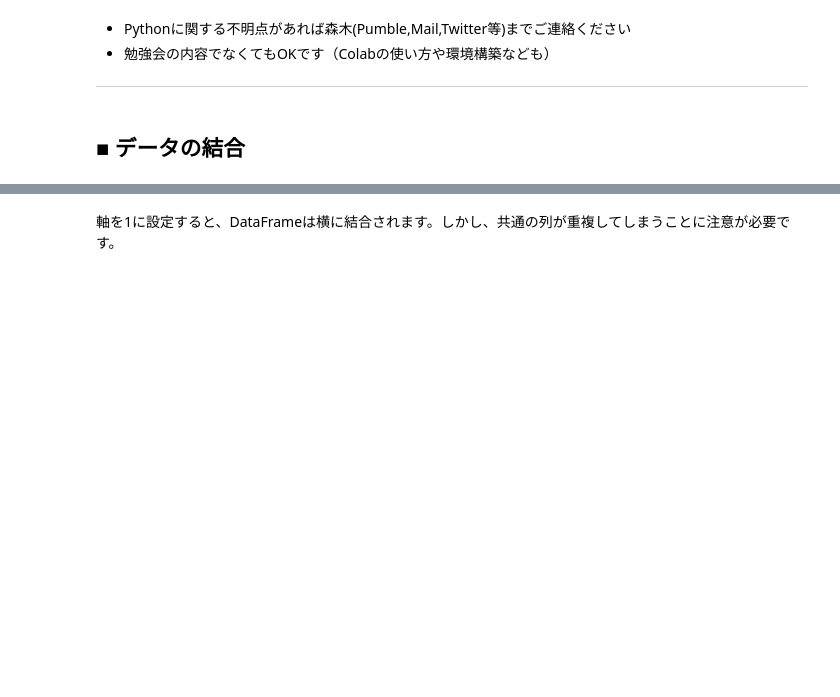
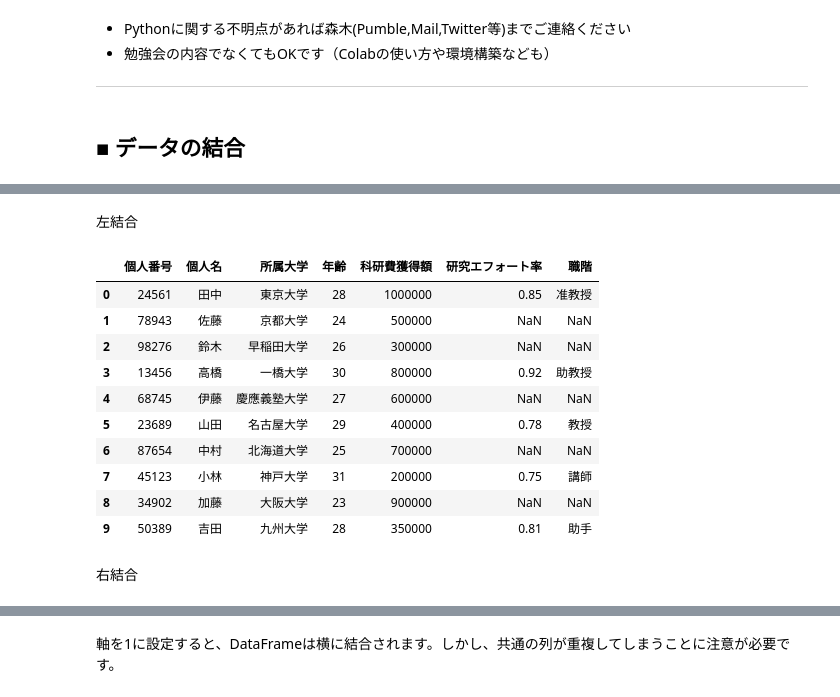
Before and after one commit to gmoriki/C4RA-Python-Tutorials, a Jupyter notebook: 0623/0623_Tutorial.ipynb, the cells around one changed output, grey strips where cells are left out. Cells and saved outputs as stored; diff of their text form; code cells hidden in the pictures; blank space fills up the shorter version.

```diff
--- a/0623/0623_Tutorial.ipynb
+++ b/0623/0623_Tutorial.ipynb
@@ -48,0 +119,19 @@ df2 = pd.DataFrame({
+# %% [markdown]
+左結合
+# %%
+df_left = pd.merge(df_personal, df_research, on='個人番号', how='left')
+df_left
+# %% [output]
+|  | 個人番号 | 個人名 | 所属大学 | 年齢 | 科研費獲得額 | 研究エフォート率 | 職階 |
+| 0 | 24561 | 田中 | 東京大学 | 28 | 1000000 | 0.85 | 准教授 |
+| 1 | 78943 | 佐藤 | 京都大学 | 24 | 500000 | NaN | NaN |
+| 2 | 98276 | 鈴木 | 早稲田大学 | 26 | 300000 | NaN | NaN |
+| 3 | 13456 | 高橋 | 一橋大学 | 30 | 800000 | 0.92 | 助教授 |
+| 4 | 68745 | 伊藤 | 慶應義塾大学 | 27 | 600000 | NaN | NaN |
+| 5 | 23689 | 山田 | 名古屋大学 | 29 | 400000 | 0.78 | 教授 |
+| 6 | 87654 | 中村 | 北海道大学 | 25 | 700000 | NaN | NaN |
+| 7 | 45123 | 小林 | 神戸大学 | 31 | 200000 | 0.75 | 講師 |
+| 8 | 34902 | 加藤 | 大阪大学 | 23 | 900000 | NaN | NaN |
+| 9 | 50389 | 吉田 | 九州大学 | 28 | 350000 | 0.81 | 助手 |
+# %% [markdown]
+右結合
```
Also changed, not shown: parts of 35 cells of this notebook, 2 other files.
